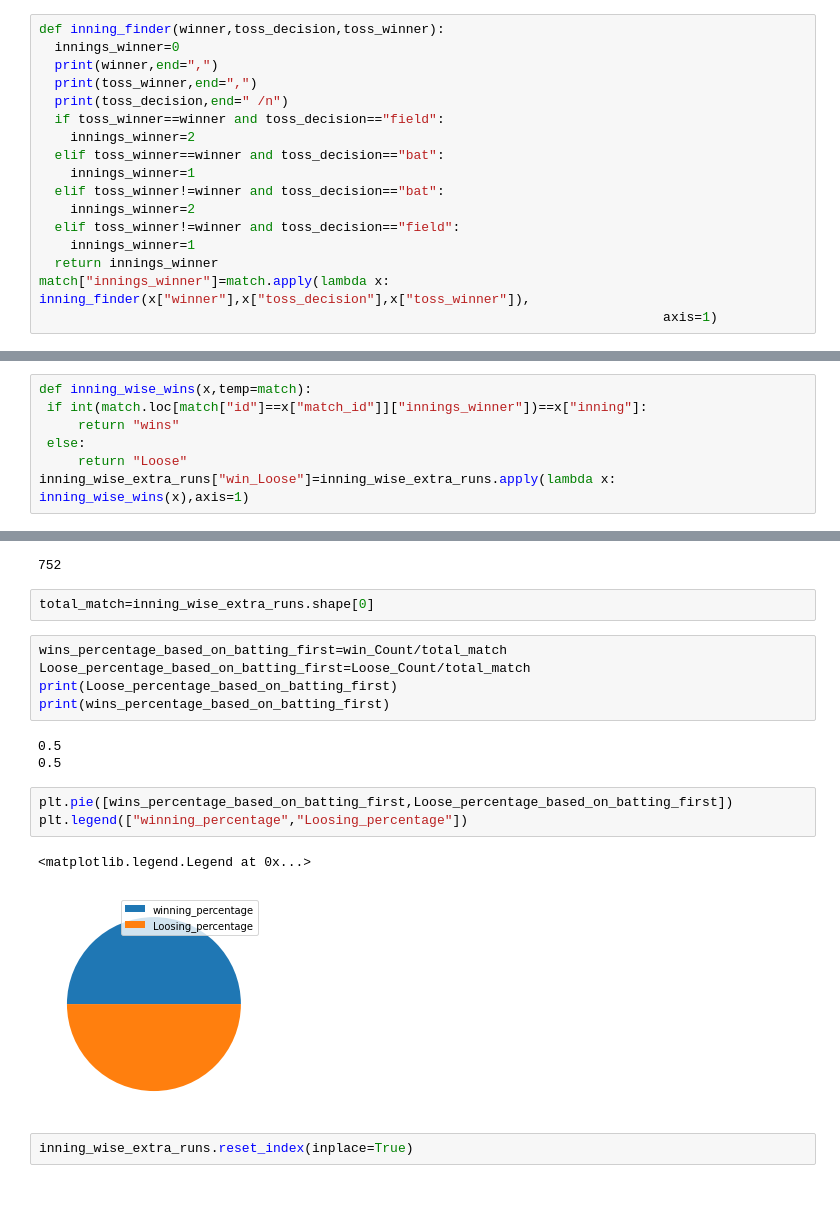
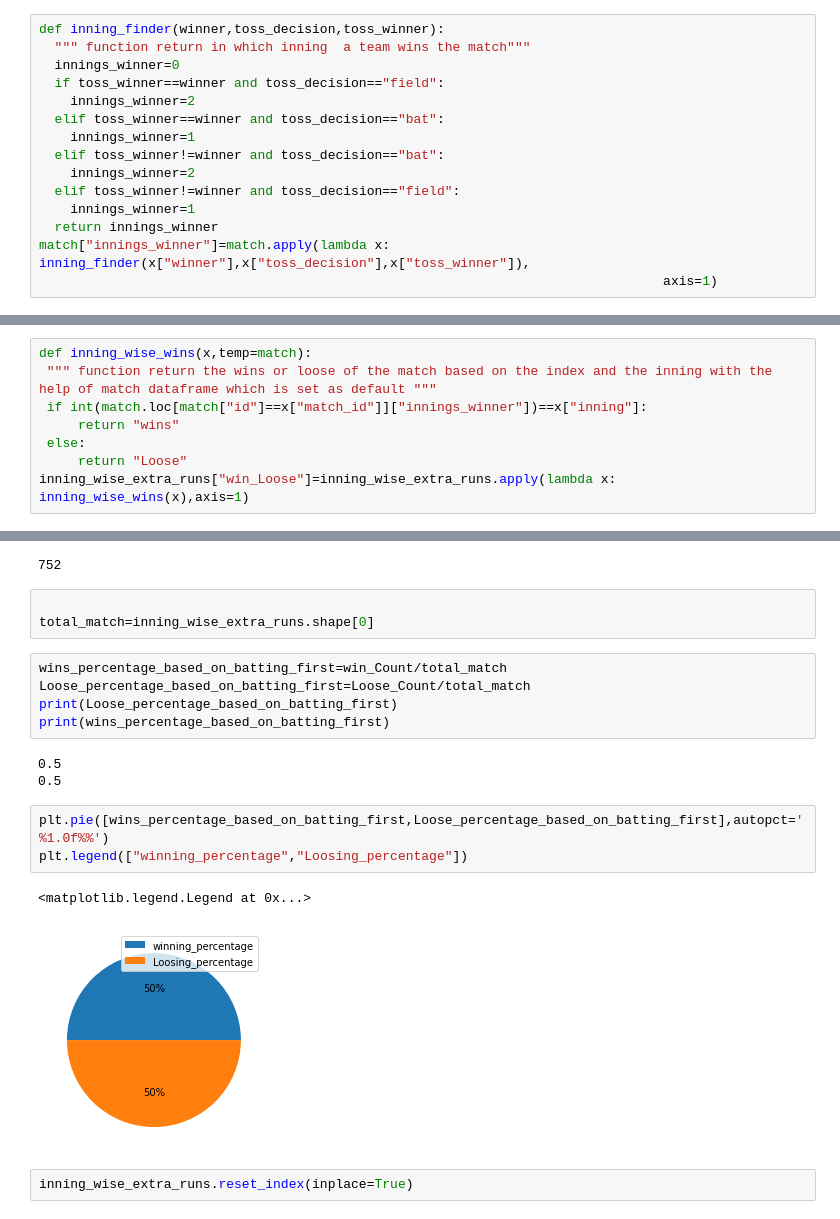
Before and after one commit to satyamgipu/Iplt20analysis, a Jupyter notebook: IPL_T20_Cricket_Analysis_Capstone_Project.ipynb, the cells around one changed output, grey strips where cells are left out. Saved outputs shown, nothing was run; the diff lists cells and outputs as text.

```diff
--- a/IPL_T20_Cricket_Analysis_Capstone_Project.ipynb
+++ b/IPL_T20_Cricket_Analysis_Capstone_Project.ipynb
@@ -124,10 +124,8 @@ match[match["id"]==546]
 |  | id | Season | city | date | team1 | team2 | toss_winner | toss_decision | result | dl_applied | ... |
 # %%
 def inning_finder(winner,toss_decision,toss_winner):
+  """ function return in which inning  a team wins the match"""
   innings_winner=0
-  print(winner,end=",")
-  print(toss_winner,end=",")
-  print(toss_decision,end=" /n")
   if toss_winner==winner and toss_decision=="field":
     innings_winner=2
   elif toss_winner==winner and toss_decision=="bat":
@@ -185,6 +181,7 @@ inning_wise_extra_runs
 1504 rows × 3 columns
 # %%
 def inning_wise_wins(x,temp=match):
+ """ function return the wins or loose of the match based on the index and the inning with the help of match dataframe which is set as default """
  if int(match.loc[match["id"]==x["match_id"]]["innings_winner"])==x["inning"]:
      return "wins"
  else:
@@ -233,6 +230,7 @@ win_Count
 # %% [output]
 752
 # %%
+
 total_match=inning_wise_extra_runs.shape[0]
 # %%
 wins_percentage_based_on_batting_first=win_Count/total_match
@@ -243,11 +241,11 @@ print(wins_percentage_based_on_batting_first)
 0.5
 0.5
 # %%
-plt.pie([wins_percentage_based_on_batting_first,Loose_percentage_based_on_batting_first])
+plt.pie([wins_percentage_based_on_batting_first,Loose_percentage_based_on_batting_first],autopct='%1.0f%%')
 plt.legend(["winning_percentage","Loosing_percentage"])
 # %% [output]
 <matplotlib.legend.Legend at 0x...>
-[figure, old version]
+[figure, new version]
 # %%
 inning_wise_extra_runs.reset_index(inplace=True)
 # %%
```
Also changed, not shown: parts of 7 cells of this notebook.
